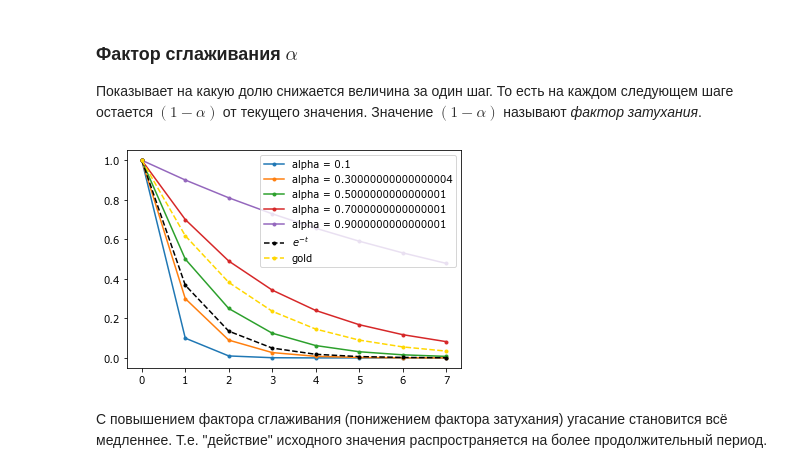
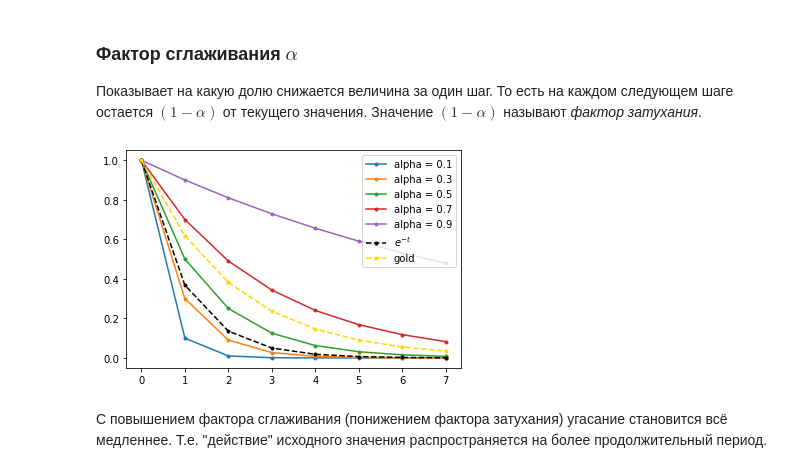
Before and after one commit to sherdim/mame, a Jupyter notebook: _sources/i_exp.ipynb, the cells around one changed output. Drawn from its saved outputs; the diff is of its cells as text; code cells hidden in the pictures.

```diff
--- a/_sources/i_exp.ipynb
+++ b/_sources/i_exp.ipynb
@@ -87,13 +88,13 @@ $$\begin{split}\alpha =
 # %%
 for a in arange(0.1, 1, .2):
     w = a**t
-    plot(t, w, '.-', label='alpha = {}'.format(a));
+    plot(t, w, '.-', label=f'alpha = {a:.1f}');
 
 plot(t, exp(-t), 'k.--', label=r'$e^{- t}$');
 plot(t, z**t, '.--', color='gold', label='gold')
 legend();
 # %% [output]
-[figure, old version]
+[figure, new version]
 # %% [markdown]
 С повышением фактора сглаживания (понижением фактора затухания) угасание становится всё медленнее. Т.е. "действие" исходного значения распространяется на более продолжительный период.
 # %% [markdown]
```
Also changed, not shown: parts of 1 cell of this notebook, 34 other files.
